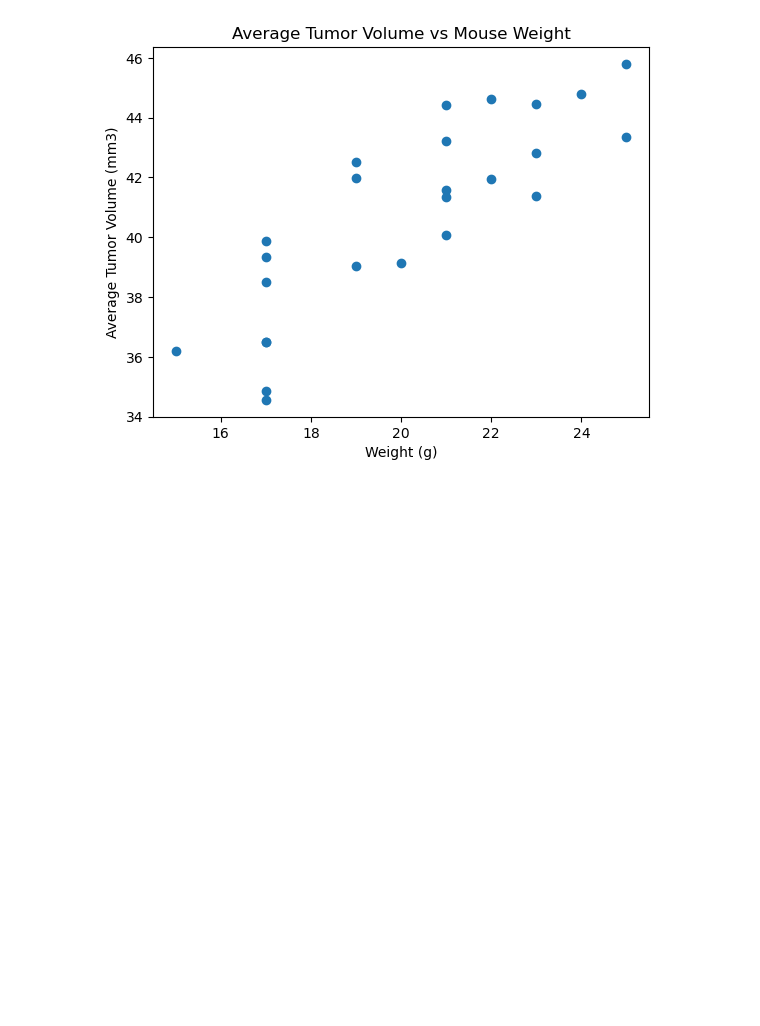
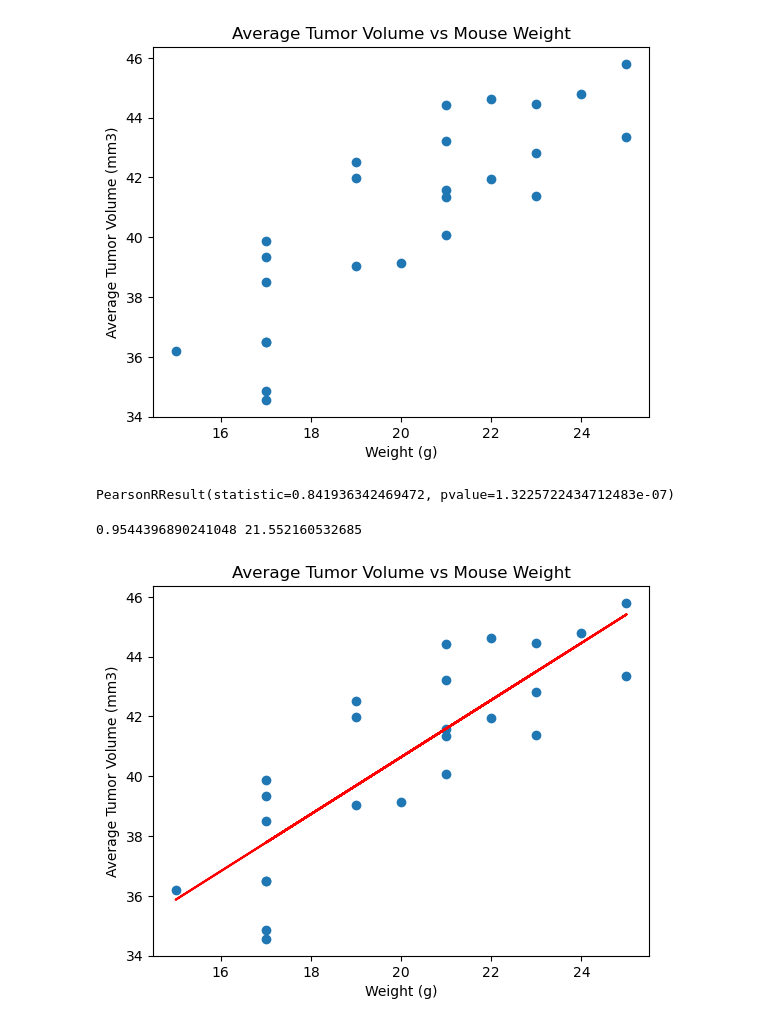
Before and after one commit to JDough89/Pymaceuticals, a Jupyter notebook: pymaceuticals.ipynb, the cells around one changed output. Saved outputs shown, nothing was run; the diff lists cells and outputs as text; code cells hidden in the pictures; blank space fills up the shorter version.

```diff
--- a/pymaceuticals.ipynb
+++ b/pymaceuticals.ipynb
@@ -326,3 +309,25 @@ plt.ylabel('Average Tumor Volume (mm3)')
 plt.show()
 # %% [output]
 [figure]
+# %%
+# Calculate the correlation coefficient for mouse weight and average tumor volume for the Capomulin regimen
+correlation=st.pearsonr(meanCapomulin['Weight (g)'],meanCapomulin['Tumor Volume (mm3)'])
+correlation
+# %% [output]
+PearsonRResult(statistic=0.841936342469472, pvalue=1.3225722434712483e-07)
+# %%
+#Calculate the linear regression model for mouse weight and average tumor volume for the Capomulin regimen
+m,b=np.polyfit(meanCapomulin['Weight (g)'],meanCapomulin['Tumor Volume (mm3)'],1)
+print(m,b)
+# %% [output]
+0.9544396890241048 21.552160532685
+# %%
+#Plot the scatter data with the linear regression
+plt.scatter(meanCapomulin['Weight (g)'],meanCapomulin['Tumor Volume (mm3)'])
+plt.plot(x,m*x+b,color='red')
+plt.title('Average Tumor Volume vs Mouse Weight')
+plt.xlabel('Weight (g)')
+plt.ylabel('Average Tumor Volume (mm3)')
+plt.show()
+# %% [output]
+[figure, added]
```
Also changed, not shown: parts of 8 cells of this notebook.
